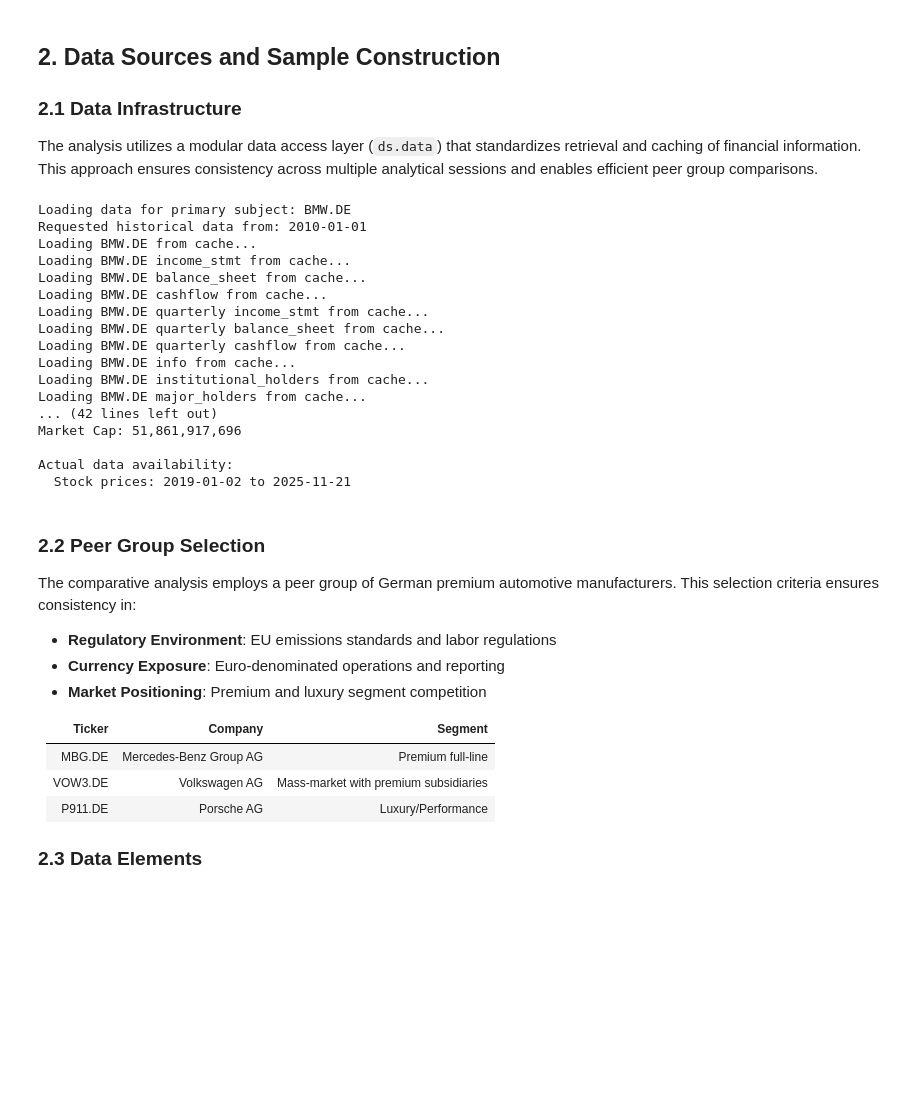
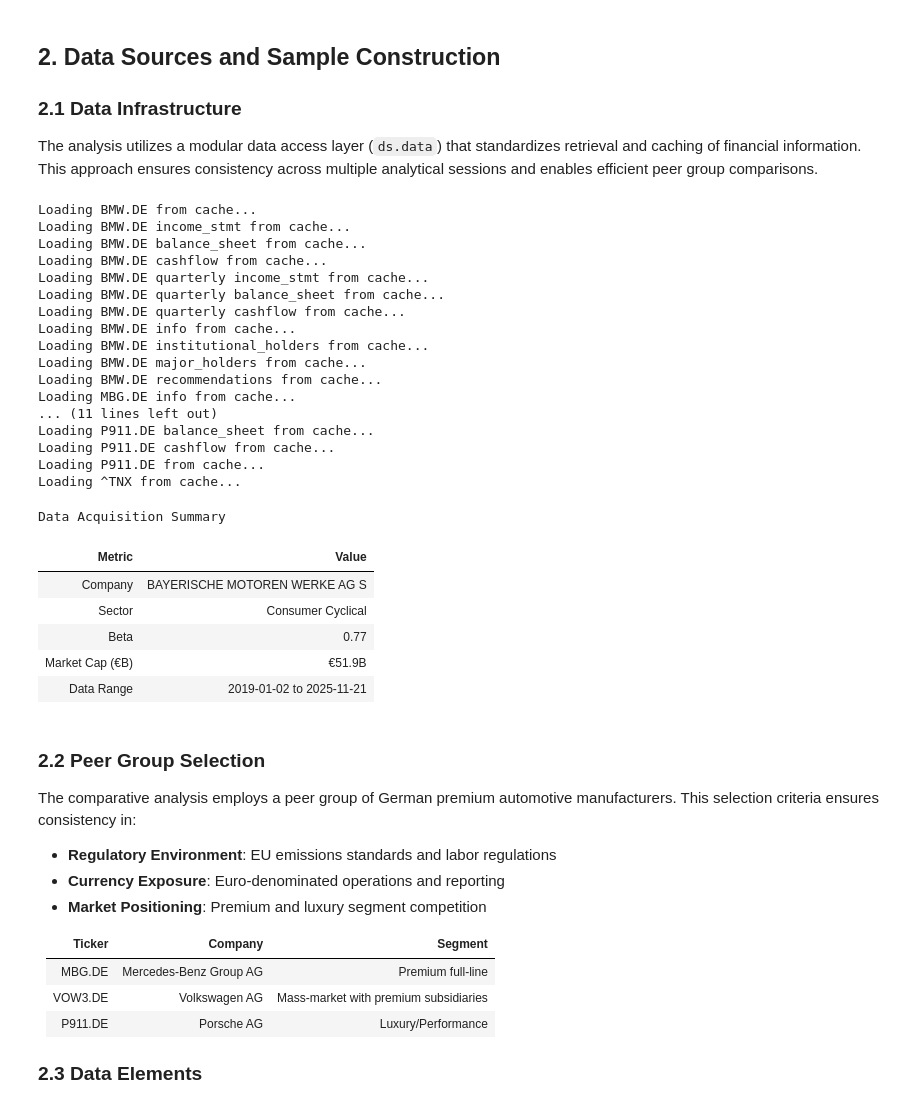
Before and after one commit to gitoak/bmw-dcf-valuation-python, a Jupyter notebook: notebooks/bmw_dcf_valuation.ipynb, the cells around one changed output. Cells and saved outputs as stored; diff of their text form; code cells hidden in the pictures; blank space fills up the shorter version.

```diff
--- a/notebooks/bmw_dcf_valuation.ipynb
+++ b/notebooks/bmw_dcf_valuation.ipynb
@@ -66,81 +66,64 @@ The analysis utilizes a modular data access layer (`ds.data`) that standardizes
 # Define analysis universe
 ticker = "BMW.DE"
 peers = ["MBG.DE", "VOW3.DE", "P911.DE"]  # Mercedes-Benz, Volkswagen, Porsche
-
-# Historical data start date (Note: actual availability depends on data source)
-# Yahoo Finance typically provides ~5 years of financial statements
 data_start_date = "2010-01-01"
 
-# -----------------------------------------------------------------------------
 # Primary Subject: BMW AG
-# -----------------------------------------------------------------------------
-print(f"Loading data for primary subject: {ticker}")
-print(f"Requested historical data from: {data_start_date}")
-
-# Price history (daily OHLCV)
 df_prices = data.get_stock_data(ticker, start=data_start_date)
-
-# Annual financial statements
 financials = data.get_company_financials(ticker)
-
-# Quarterly financial statements
 quarterly_financials = data.get_quarterly_financials(ticker)
-
-# Company metadata and ownership structure
 info = data.get_company_info(ticker)
 extra_data = data.get_holders_and_recommendations(ticker)
 
-# -----------------------------------------------------------------------------
 # Peer Group
-# -----------------------------------------------------------------------------
-print(f"\nLoading peer group data: {peers}")
 peer_data = {}
 for p in peers:
-    print(f"  Processing: {p}")
     peer_data[p] = {
         "info": data.get_company_info(p),
         "financials": data.get_company_financials(p),
         "prices": data.get_stock_data(p, start=data_start_date),
     }
 
-# -----------------------------------------------------------------------------
-# Risk-Free Rate Proxy
-# -----------------------------------------------------------------------------
-print("\nLoading risk-free rate proxy (US 10Y Treasury)")
+# Risk-Free Rate Proxy (US 10Y Treasury)
 risk_free_rate = data.get_treasury_yield("^TNX", start=data_start_date)
 
-# -----------------------------------------------------------------------------
-# Summary Statistics
-# -----------------------------------------------------------------------------
-print("\n" + "=" * 60)
-print("DATA ACQUISITION COMPLETE")
-print("=" * 60)
-print(f"Subject:    {info.get('shortName', ticker)}")
-print(f"Sector:     {info.get('sector')}")
-print(f"Beta:       {info.get('beta')}")
-print(f"Market Cap: {info.get('marketCap'):,.0f}")
-print("\nActual data availability:")
-print(
-    f"  Stock prices: {df_prices.index.min().strftime('%Y-%m-%d')} to {df_prices.index.max().strftime('%Y-%m-%d')}"
-)
+# Summary table
+summary_data = {
+    "Metric": ["Company", "Sector", "Beta", "Market Cap (€B)", "Data Range"],
+    "Value": [
+        info.get("shortName", ticker),
+        info.get("sector"),
+        f"{info.get('beta'):.2f}",
+        f"€{info.get('marketCap', 0) / 1e9:,.1f}B",
+        f"{df_prices.index.min():%Y-%m-%d} to {df_prices.index.max():%Y-%m-%d}",
+    ],
+}
+display(pd.DataFrame(summary_data).style.hide(axis="index").set_caption("Data Acquisition Summary"))
 # %% [output]
-Loading data for primary subject: BMW.DE
-Requested historical data from: 2010-01-01
 Loading BMW.DE from cache...
 Loading BMW.DE income_stmt from cache...
 Loading BMW.DE balance_sheet from cache...
 Loading BMW.DE cashflow from cache...
 Loading BMW.DE quarterly income_stmt from cache...
 Loading BMW.DE quarterly balance_sheet from cache...
 Loading BMW.DE quarterly cashflow from cache...
 Loading BMW.DE info from cache...
 Loading BMW.DE institutional_holders from cache...
 Loading BMW.DE major_holders from cache...
-... (42 lines left out)
-Market Cap: 51,861,917,696
-
-Actual data availability:
-  Stock prices: 2019-01-02 to 2025-11-21
+Loading BMW.DE recommendations from cache...
+Loading MBG.DE info from cache...
+... (11 lines left out)
+Loading P911.DE balance_sheet from cache...
+Loading P911.DE cashflow from cache...
+Loading P911.DE from cache...
+Loading ^TNX from cache...
+Data Acquisition Summary
+| Metric | Value |
+| Company | BAYERISCHE MOTOREN WERKE AG S |
+| Sector | Consumer Cyclical |
+| Beta | 0.77 |
+| Market Cap (€B) | €51.9B |
+| Data Range | 2019-01-02 to 2025-11-21 |
 # %% [markdown]
 ### 2.2 Peer Group Selection
 
```
Also changed, not shown: parts of 21 cells of this notebook.
